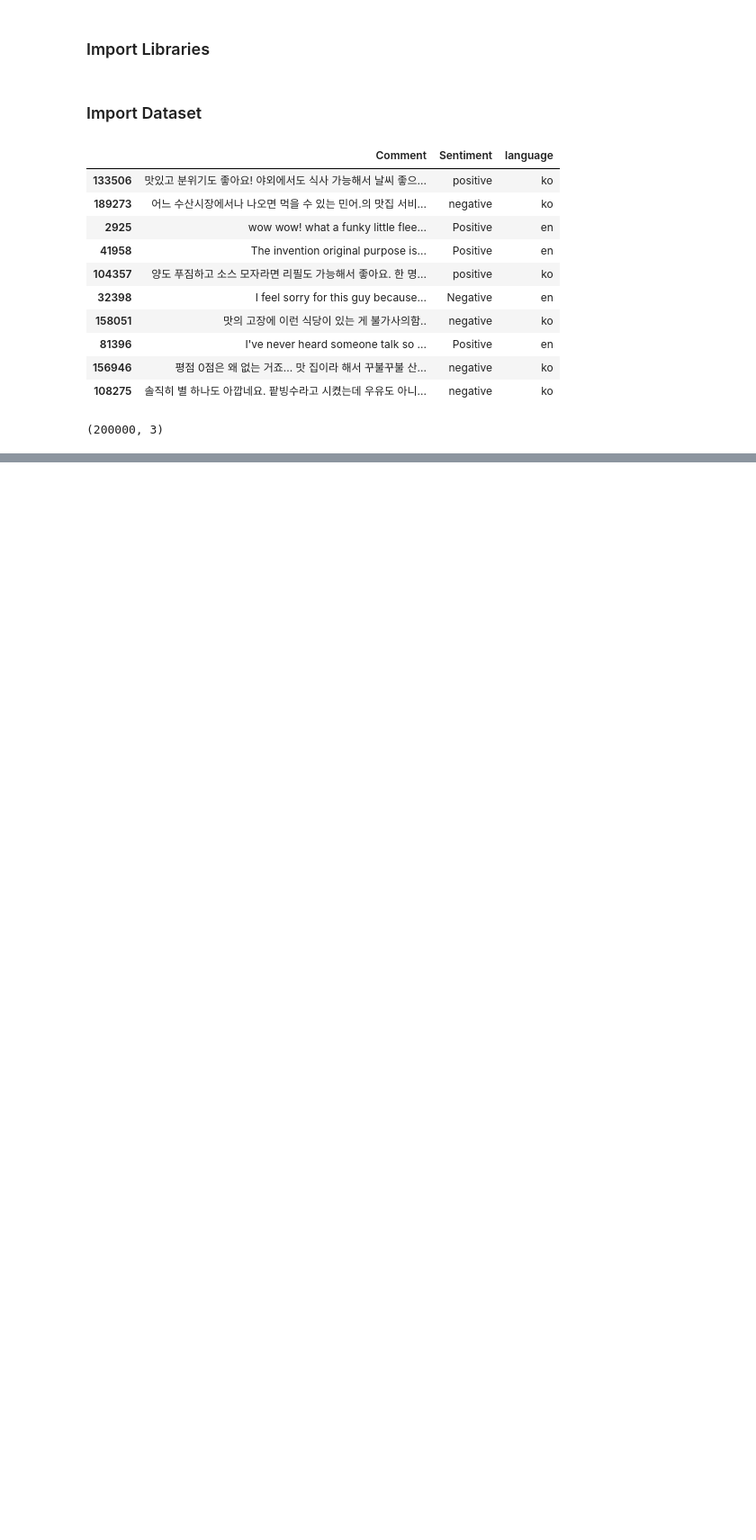
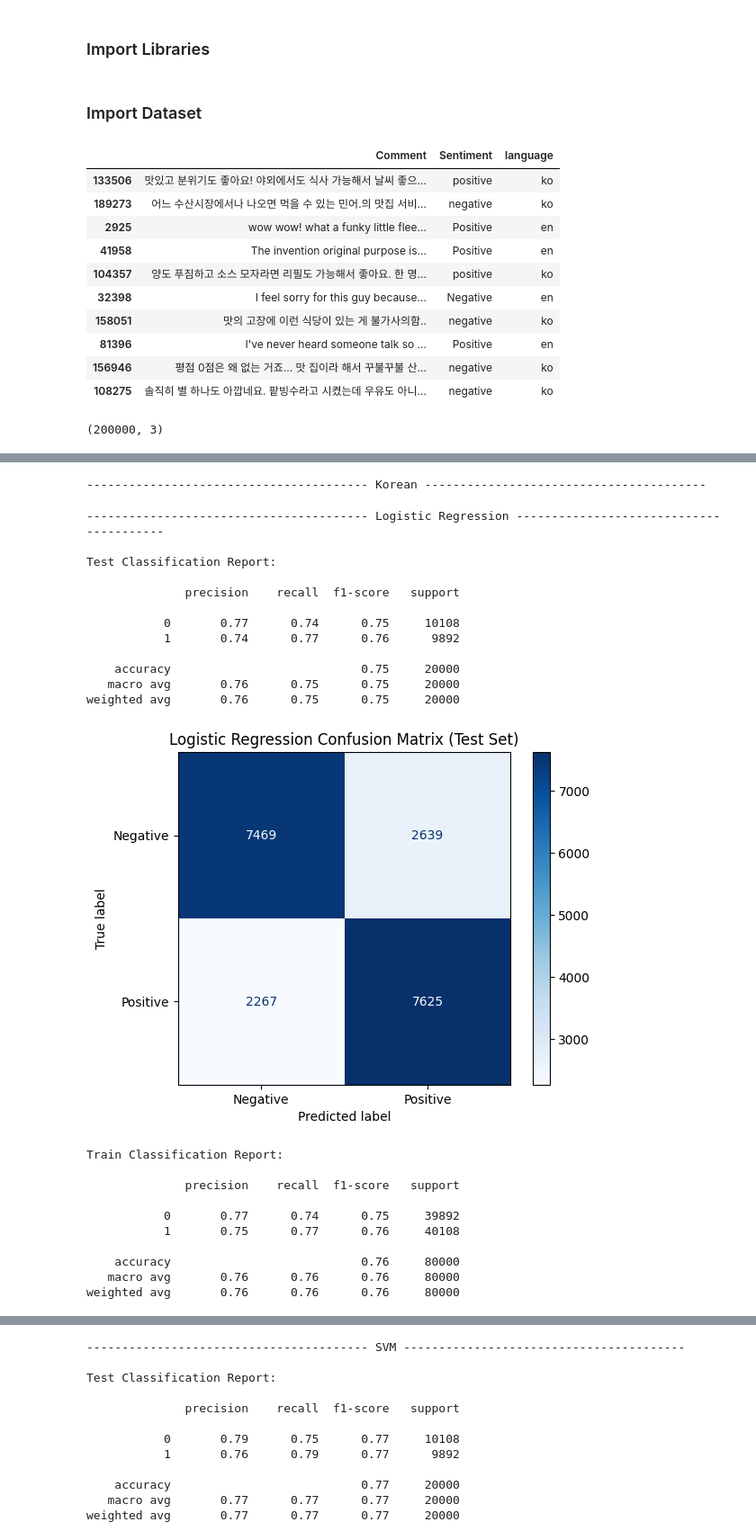
Before and after one commit to rnimisha/youtube-comment-analyzer, a Jupyter notebook: notebook/training/bert_embedding.ipynb, the cells around one changed output, grey strips where cells are left out. Shown at 90% size. Drawn from its saved outputs; the diff is of its cells as text; code cells hidden in the pictures; blank space fills up the shorter version.

```diff
--- a/notebook/training/bert_embedding.ipynb
+++ b/notebook/training/bert_embedding.ipynb
@@ -427,0 +224,27 @@ weighted avg       0.77      0.77      0.77     80000
+# %%
+results_ko = train_models(df_copy[df_copy["language"] == "ko"], "Korean")
+# %% [output]
+---------------------------------------- Korean ----------------------------------------
+---------------------------------------- Logistic Regression ----------------------------------------
+
+Test Classification Report:
+
+              precision    recall  f1-score   support
+
+           0       0.77      0.74      0.75     10108
+           1       0.74      0.77      0.76      9892
+
+    accuracy                           0.75     20000
+   macro avg       0.76      0.75      0.75     20000
+weighted avg       0.76      0.75      0.75     20000
+[figure, added]
+Train Classification Report:
+
+              precision    recall  f1-score   support
+
+           0       0.77      0.74      0.75     39892
+           1       0.75      0.77      0.76     40108
+
+    accuracy                           0.76     80000
+   macro avg       0.76      0.76      0.76     80000
+weighted avg       0.76      0.76      0.76     80000
@@ -427,0 +252,12 @@ weighted avg       0.77      0.77      0.77     80000
+---------------------------------------- SVM ----------------------------------------
+
+Test Classification Report:
+
+              precision    recall  f1-score   support
+
+           0       0.79      0.75      0.77     10108
+           1       0.76      0.79      0.77      9892
+
+    accuracy                           0.77     20000
+   macro avg       0.77      0.77      0.77     20000
+weighted avg       0.77      0.77      0.77     20000
```
Also changed, not shown: parts of 65 cells of this notebook, 4 other files.
